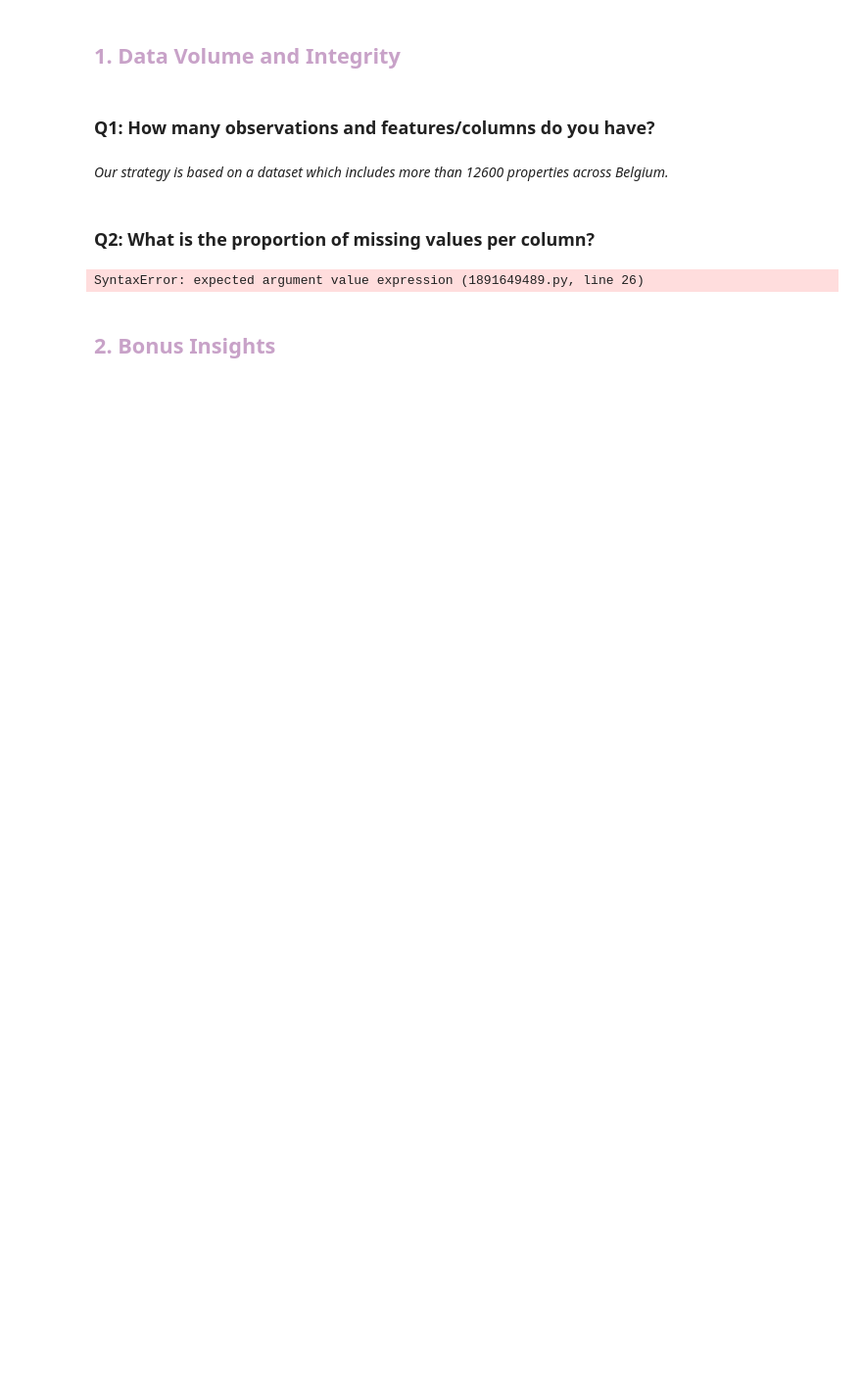
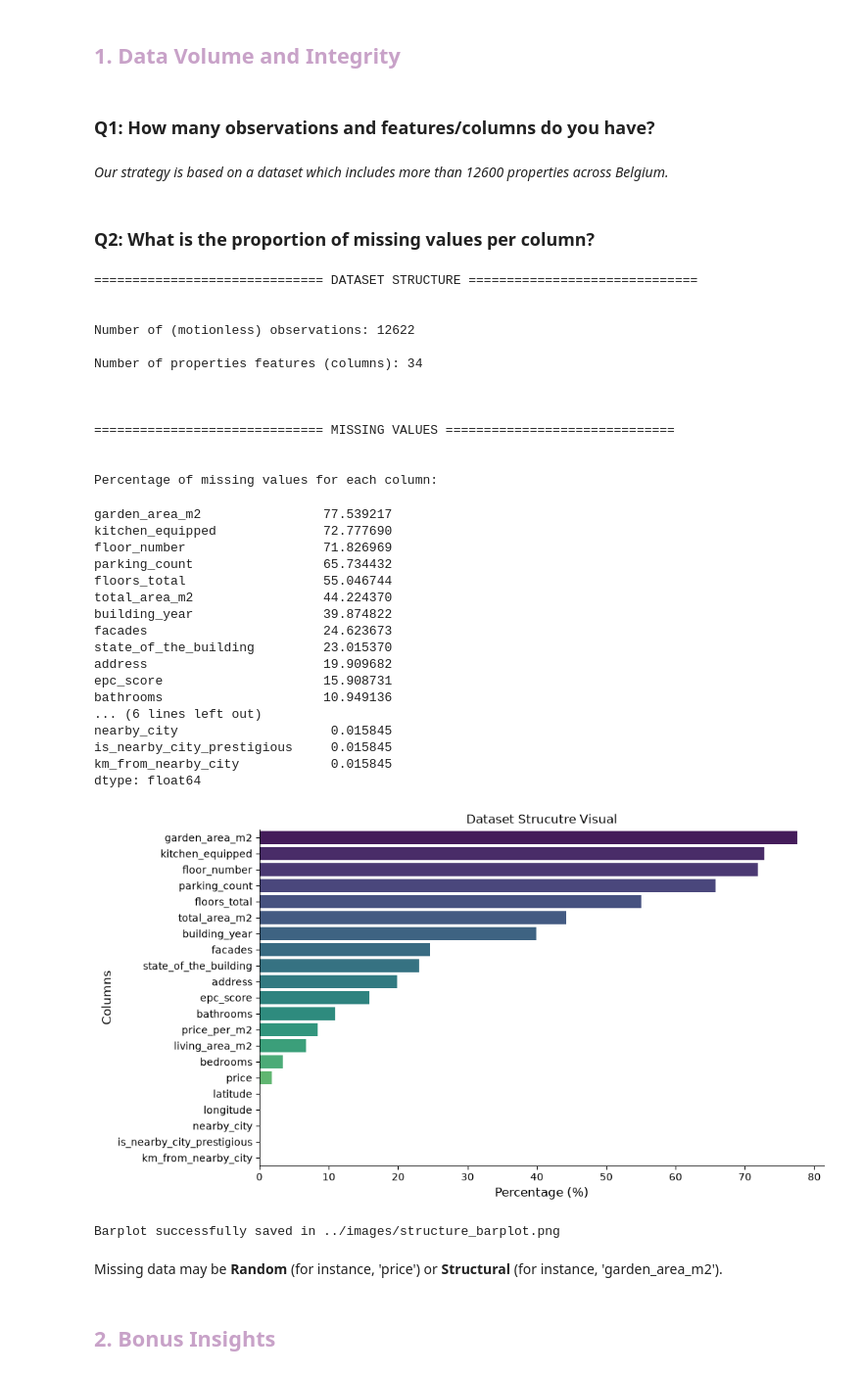
Before and after one commit to VictorCourtois135/immo-eliza-tigers-analysis, a Jupyter notebook: analysis/irene-visuals-nb.ipynb, the cells around one changed output. Shown at 98% size. Cells and saved outputs as stored; diff of their text form; code cells hidden in the pictures; blank space fills up the shorter version.

```diff
--- a/analysis/irene-visuals-nb.ipynb
+++ b/analysis/irene-visuals-nb.ipynb
@@ -49,32 +51,86 @@ data_df.describe(include='all')
 # %%
 print("="*30 + " DATASET STRUCTURE " + "="*30)
 print("\n")
 print(f"Number of (motionless) observations: {data_df.shape[0]}\n")
 print(f"Number of properties features (columns): {data_df.shape[1]}\n")
 print("\n")
 
 print("="*30 + " MISSING VALUES " + "="*30)
 print("\n")
 # calculation of the proportion of missing values
 missing_prop = (data_df.isnull().sum() / len(data_df)) * 100
 missing_prop = missing_prop[(missing_prop > 0)].sort_values(ascending=False)
 print(f"Percentage of missing values for each column:")
 print("\n")
 display(missing_prop)
 print("\n")
 
-# visual
+# data structure visual
 plt.figure(figsize=(10,6))
-sns.barplot(
+structure_bar = sns.barplot(
     x=missing_prop.values,
     y=missing_prop.index,
-    palette="viridis"
+    hue=missing_prop.index,
+    palette="viridis",
+    legend=False
 )
 plt.title(
     "Proportion of Missing Values per Column (%)",
     fontsize=14,
-    pad=15)
+    pad=15
+)
+plt.xlabel(
+    "Percentage (%)",
+    fontsize=12
+)
+plt.ylabel(
+    "Columns",
+    fontsize=12
+)
+structure_bar.set_title("Dataset Strucutre Visual")
+sns.despine()
+plt.savefig(
+    f"{PLOTS_PATH}structure_barplot.png",
+    bbox_inches='tight',
+    dpi=330
+)
+plt.show()
+plt.close()
+print(f"Barplot successfully saved in {PLOTS_PATH}structure_barplot.png")
 # %% [output]
-SyntaxError: expected argument value expression (1891649489.py, line 26)
+============================== DATASET STRUCTURE ==============================
+
+
+Number of (motionless) observations: 12622
+
+Number of properties features (columns): 34
+
+
+
+============================== MISSING VALUES ==============================
+
+
+Percentage of missing values for each column:
+garden_area_m2                77.539217
+kitchen_equipped              72.777690
+floor_number                  71.826969
+parking_count                 65.734432
+floors_total                  55.046744
+total_area_m2                 44.224370
+building_year                 39.874822
+facades                       24.623673
+state_of_the_building         23.015370
+address                       19.909682
+epc_score                     15.908731
+bathrooms                     10.949136
+... (6 lines left out)
+nearby_city                    0.015845
+is_nearby_city_prestigious     0.015845
+km_from_nearby_city            0.015845
+dtype: float64
+[figure, added]
+Barplot successfully saved in ../images/structure_barplot.png
+# %% [markdown]
+Missing data may be **Random** (for instance, 'price') or **Structural** (for instance, 'garden_area_m2').
 # %% [markdown]
 ## <span style="color:#c8a2c8">2. Bonus Insights</span>
```
Also changed, not shown: parts of 1 cell of this notebook, 3 other files.
